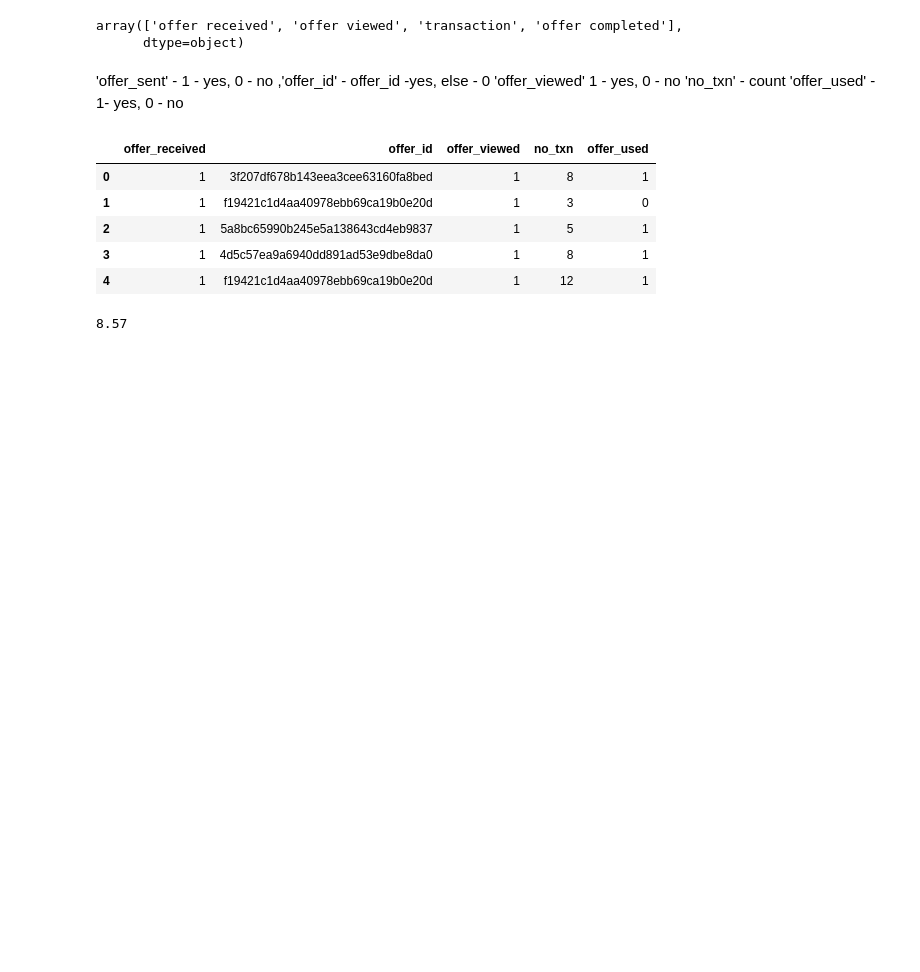
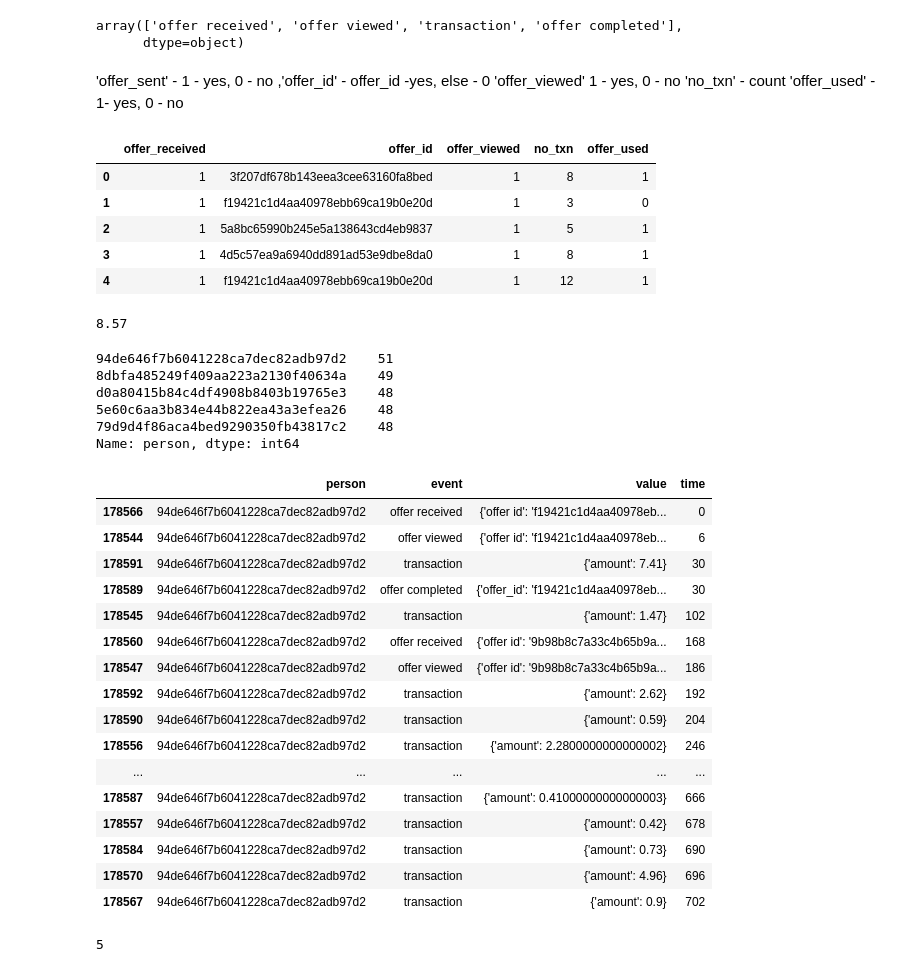
Before and after one commit to srirammanikumar/StarbucksChallenge, a Jupyter notebook: Starbucks_Capstone_notebook.ipynb, the cells around one changed output. Cells and saved outputs as stored; diff of their text form; code cells hidden in the pictures; blank space fills up the shorter version.

```diff
--- a/Starbucks_Capstone_notebook.ipynb
+++ b/Starbucks_Capstone_notebook.ipynb
@@ -272,3 +272,38 @@ trasncript_sorted = transcript.sort_values('person',ignore_index=True)
 list(trasncript_sorted.loc[1,'value'].values())[0]
 # %% [output]
 8.57
+# %%
+transcript_sorted['person'].value_counts().head()
+# %% [output]
+94de646f7b6041228ca7dec82adb97d2    51
+8dbfa485249f409aa223a2130f40634a    49
+d0a80415b84c4df4908b8403b19765e3    48
+5e60c6aa3b834e44b822ea43a3efea26    48
+79d9d4f86aca4bed9290350fb43817c2    48
+Name: person, dtype: int64
+# %%
+temp_df = transcript_sorted[transcript_sorted['person'] == '94de646f7b6041228ca7dec82adb97d2']
+
+temp_df.sort_values('time')
+# %% [output]
+|  | person | event | value | time |
+| 178566 | 94de646f7b6041228ca7dec82adb97d2 | offer received | {'offer id': 'f19421c1d4aa40978eb... | 0 |
+| 178544 | 94de646f7b6041228ca7dec82adb97d2 | offer viewed | {'offer id': 'f19421c1d4aa40978eb... | 6 |
+| 178591 | 94de646f7b6041228ca7dec82adb97d2 | transaction | {'amount': 7.41} | 30 |
+| 178589 | 94de646f7b6041228ca7dec82adb97d2 | offer completed | {'offer_id': 'f19421c1d4aa40978eb... | 30 |
+| 178545 | 94de646f7b6041228ca7dec82adb97d2 | transaction | {'amount': 1.47} | 102 |
+| 178560 | 94de646f7b6041228ca7dec82adb97d2 | offer received | {'offer id': '9b98b8c7a33c4b65b9a... | 168 |
+| 178547 | 94de646f7b6041228ca7dec82adb97d2 | offer viewed | {'offer id': '9b98b8c7a33c4b65b9a... | 186 |
+| 178592 | 94de646f7b6041228ca7dec82adb97d2 | transaction | {'amount': 2.62} | 192 |
+| 178590 | 94de646f7b6041228ca7dec82adb97d2 | transaction | {'amount': 0.59} | 204 |
+| 178556 | 94de646f7b6041228ca7dec82adb97d2 | transaction | {'amount': 2.2800000000000002} | 246 |
+| ... | ... | ... | ... | ... |
+| 178587 | 94de646f7b6041228ca7dec82adb97d2 | transaction | {'amount': 0.41000000000000003} | 666 |
+| 178557 | 94de646f7b6041228ca7dec82adb97d2 | transaction | {'amount': 0.42} | 678 |
+| 178584 | 94de646f7b6041228ca7dec82adb97d2 | transaction | {'amount': 0.73} | 690 |
+| 178570 | 94de646f7b6041228ca7dec82adb97d2 | transaction | {'amount': 4.96} | 696 |
+| 178567 | 94de646f7b6041228ca7dec82adb97d2 | transaction | {'amount': 0.9} | 702 |
+# %%
+len(temp_df[temp_df['event'] == 'offer completed'])
+# %% [output]
+5
```
Also changed, not shown: parts of 5 cells of this notebook.
